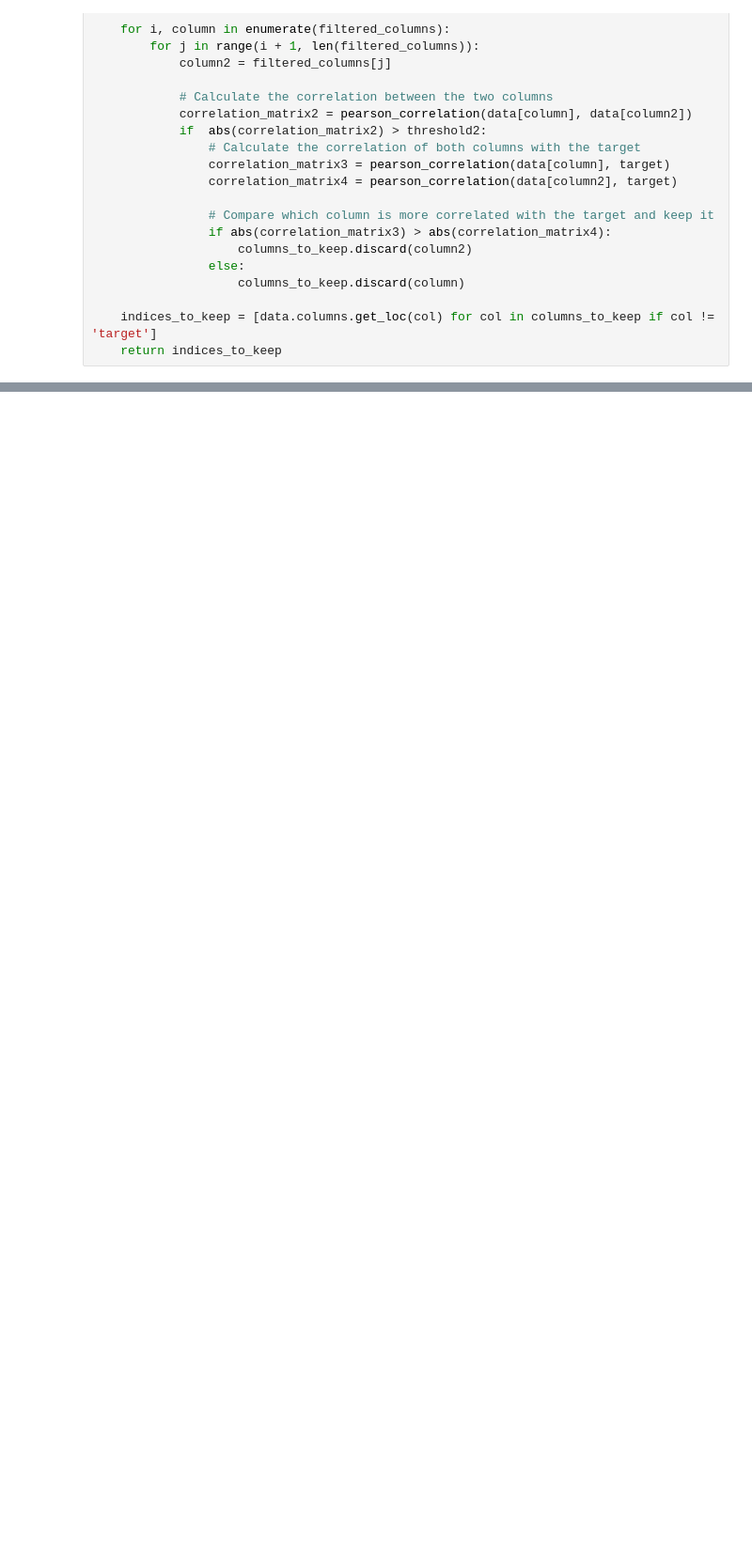
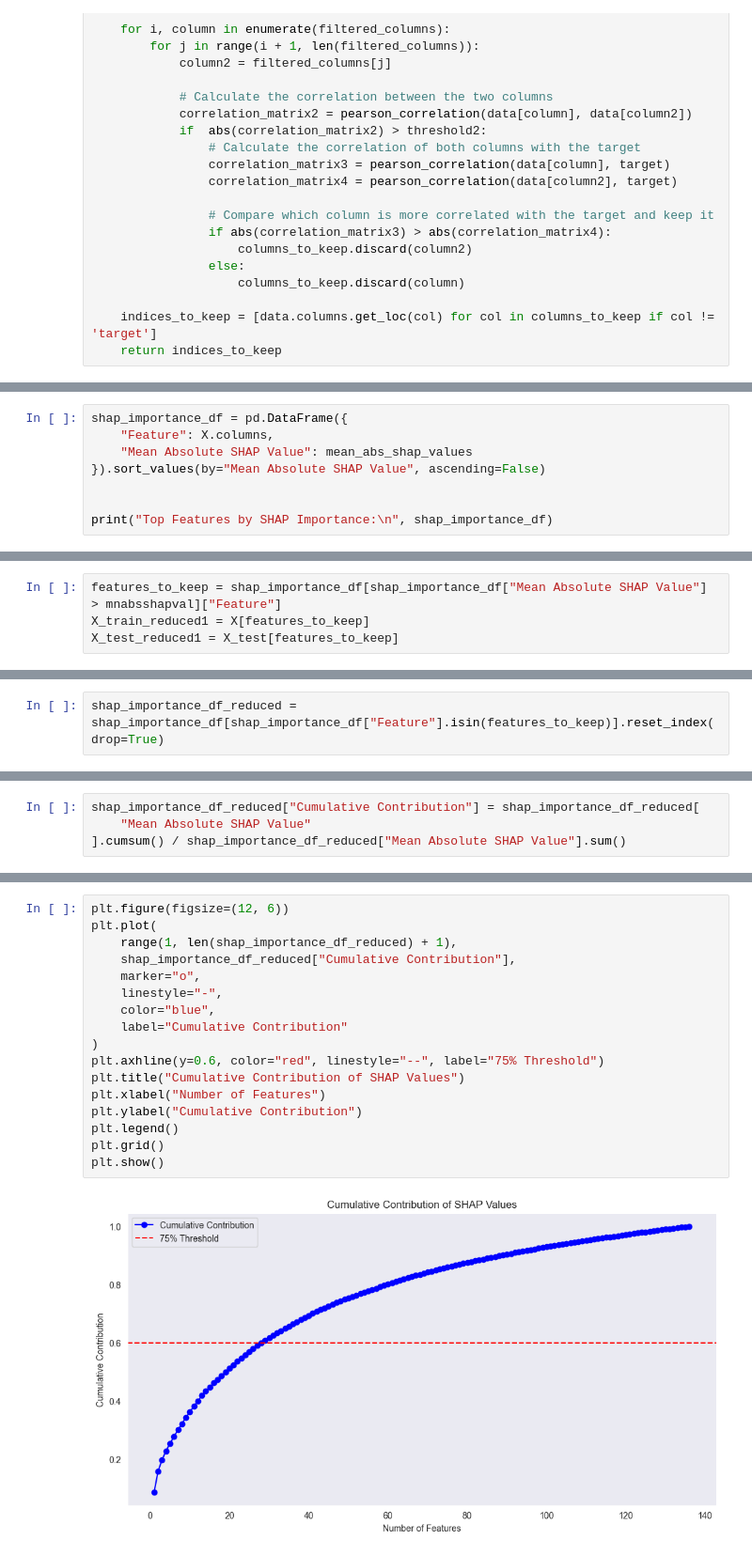
Before and after one commit to abdelaziz-belhachmi/Parkinson_Disease_Classification, a Jupyter notebook: notebooks/Preprocessing/feature_extraction.ipynb, the cells around one changed output, grey strips where cells are left out. Shown: that part at 94% size. Drawn from its saved outputs; the diff is of its cells as text; blank space fills up the shorter version.

```diff
--- a/notebooks/Preprocessing/feature_extraction.ipynb
+++ b/notebooks/Preprocessing/feature_extraction.ipynb
@@ -123,0 +159,8 @@ plt.show()
+# %%
+shap_importance_df = pd.DataFrame({
+    "Feature": X.columns,
+    "Mean Absolute SHAP Value": mean_abs_shap_values
+}).sort_values(by="Mean Absolute SHAP Value", ascending=False)
+
+
+print("Top Features by SHAP Importance:\n", shap_importance_df)
@@ -123,0 +204,4 @@ plt.show()
+# %%
+features_to_keep = shap_importance_df[shap_importance_df["Mean Absolute SHAP Value"] > mnabsshapval]["Feature"]
+X_train_reduced1 = X[features_to_keep]
+X_test_reduced1 = X_test[features_to_keep]
@@ -123,0 +210,2 @@ plt.show()
+# %%
+shap_importance_df_reduced = shap_importance_df[shap_importance_df["Feature"].isin(features_to_keep)].reset_index(drop=True)
@@ -123,0 +214,4 @@ plt.show()
+# %%
+shap_importance_df_reduced["Cumulative Contribution"] = shap_importance_df_reduced[
+    "Mean Absolute SHAP Value"
+].cumsum() / shap_importance_df_reduced["Mean Absolute SHAP Value"].sum()
@@ -123,0 +220,19 @@ plt.show()
+# %%
+plt.figure(figsize=(12, 6))
+plt.plot(
+    range(1, len(shap_importance_df_reduced) + 1),
+    shap_importance_df_reduced["Cumulative Contribution"],
+    marker="o",
+    linestyle="-",
+    color="blue",
+    label="Cumulative Contribution"
+)
+plt.axhline(y=0.6, color="red", linestyle="--", label="75% Threshold")
+plt.title("Cumulative Contribution of SHAP Values")
+plt.xlabel("Number of Features")
+plt.ylabel("Cumulative Contribution")
+plt.legend()
+plt.grid()
+plt.show()
+# %% [output]
+[figure, added]
```
Also changed, not shown: parts of 37 cells of this notebook, 16 other files.
